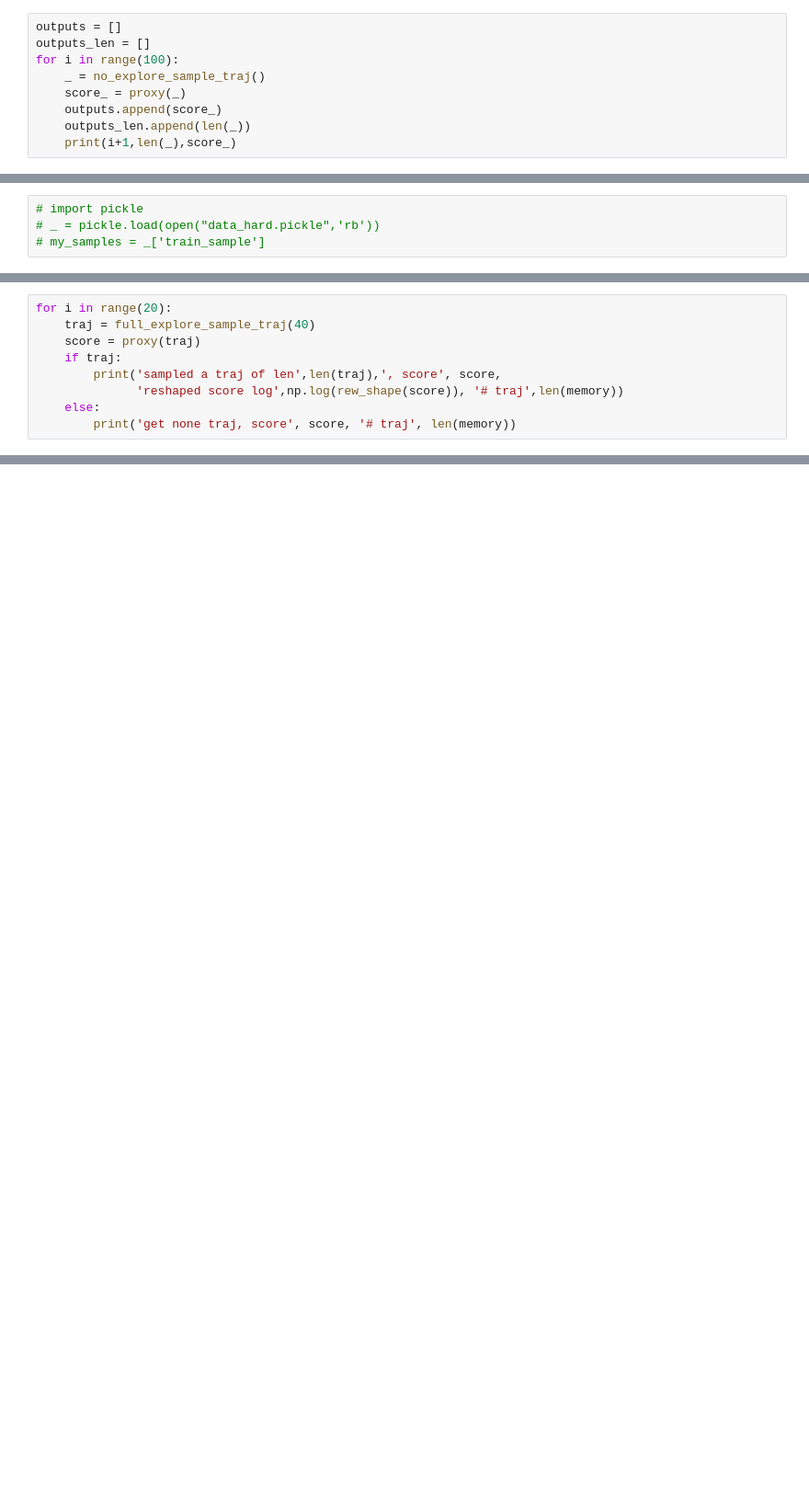
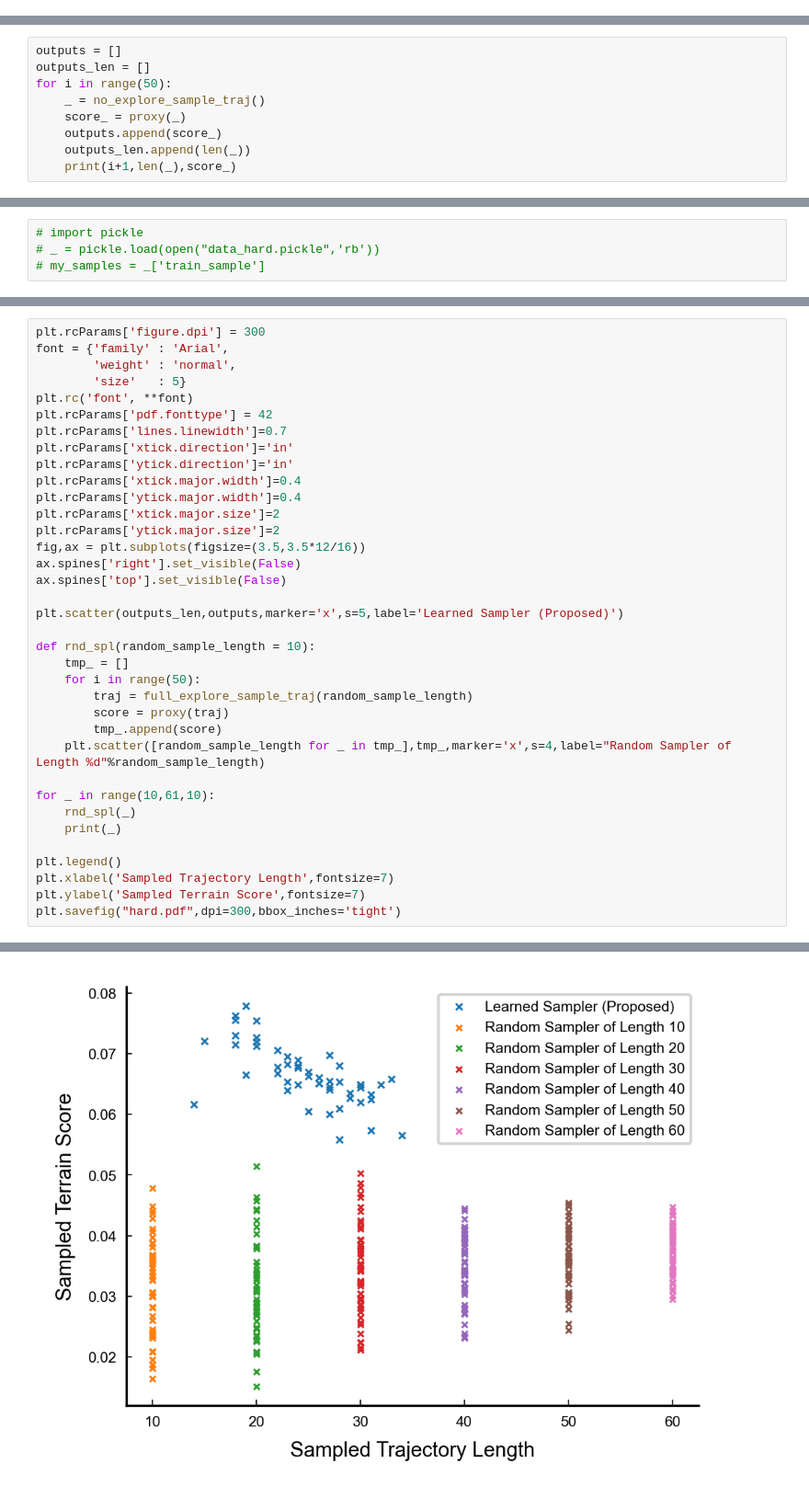
Before and after one commit to zita-ch/terrain_benchmark, a Jupyter notebook: flow_learning/hard_parallel.ipynb, the cells around one changed output, grey strips where cells are left out. Shown at 92% size. Saved outputs shown, nothing was run; the diff lists cells and outputs as text; blank space fills up the shorter version.

Commit message:
finished difficulty==hard

```diff
--- a/flow_learning/hard_parallel.ipynb
+++ b/flow_learning/hard_parallel.ipynb
@@ -510,9 +507,0 @@ model = torch.load('model_para_hard_iter420.pth')
-# %%
-outputs = []
-outputs_len = []
-for i in range(100):
-    _ = no_explore_sample_traj()
-    score_ = proxy(_)
-    outputs.append(score_)
-    outputs_len.append(len(_))
-    print(i+1,len(_),score_)
@@ -522,0 +521,9 @@ plt.plot([x[-1] for x in sampled_terrains[:600]])
+# %%
+outputs = []
+outputs_len = []
+for i in range(50):
+    _ = no_explore_sample_traj()
+    score_ = proxy(_)
+    outputs.append(score_)
+    outputs_len.append(len(_))
+    print(i+1,len(_),score_)
@@ -536,10 +558,37 @@ proxy(no_explore_sample_traj(),True)
 # %%
-for i in range(20):
-    traj = full_explore_sample_traj(40)
-    score = proxy(traj)
-    if traj:
-        print('sampled a traj of len',len(traj),', score', score,
-              'reshaped score log',np.log(rew_shape(score)), '# traj',len(memory))
-    else:
-        print('get none traj, score', score, '# traj', len(memory))
+plt.rcParams['figure.dpi'] = 300
+font = {'family' : 'Arial',
+        'weight' : 'normal',
+        'size'   : 5}
+plt.rc('font', **font)
+plt.rcParams['pdf.fonttype'] = 42
+plt.rcParams['lines.linewidth']=0.7
+plt.rcParams['xtick.direction']='in'
+plt.rcParams['ytick.direction']='in'
+plt.rcParams['xtick.major.width']=0.4
+plt.rcParams['ytick.major.width']=0.4
+plt.rcParams['xtick.major.size']=2
+plt.rcParams['ytick.major.size']=2
+fig,ax = plt.subplots(figsize=(3.5,3.5*12/16))
+ax.spines['right'].set_visible(False)
+ax.spines['top'].set_visible(False)
+
+plt.scatter(outputs_len,outputs,marker='x',s=5,label='Learned Sampler (Proposed)')
+
+def rnd_spl(random_sample_length = 10):
+    tmp_ = []
+    for i in range(50):
+        traj = full_explore_sample_traj(random_sample_length)
+        score = proxy(traj)
+        tmp_.append(score)
+    plt.scatter([random_sample_length for _ in tmp_],tmp_,marker='x',s=4,label="Random Sampler of Length %d"%random_sample_length)
+
+for _ in range(10,61,10):
+    rnd_spl(_)
+    print(_)
+
+plt.legend()
+plt.xlabel('Sampled Trajectory Length',fontsize=7)
+plt.ylabel('Sampled Terrain Score',fontsize=7)
+plt.savefig("hard.pdf",dpi=300,bbox_inches='tight')
 # %% [output]
@@ -565,0 +601 @@ sampled a traj of len 40 , score 0.03805703215270041 reshaped score log 3.934093
+[figure, added]
```
Also changed, not shown: parts of 13 cells of this notebook, 2 other files.
